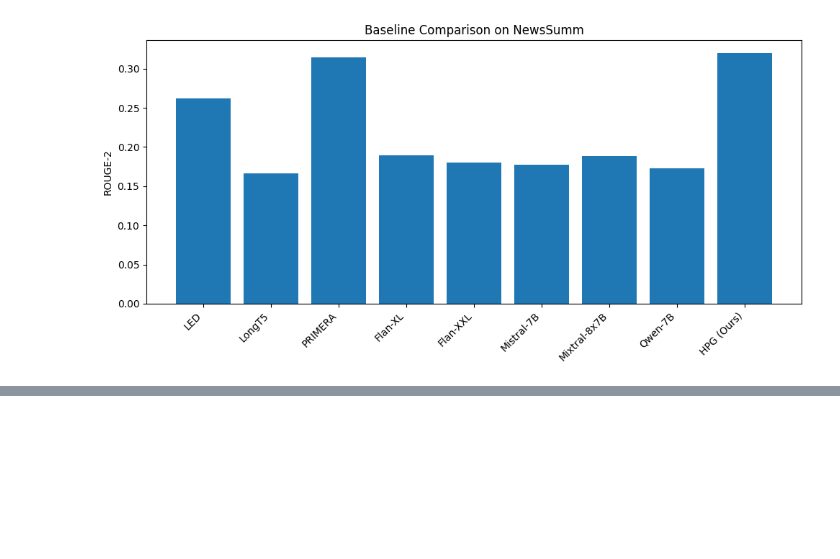
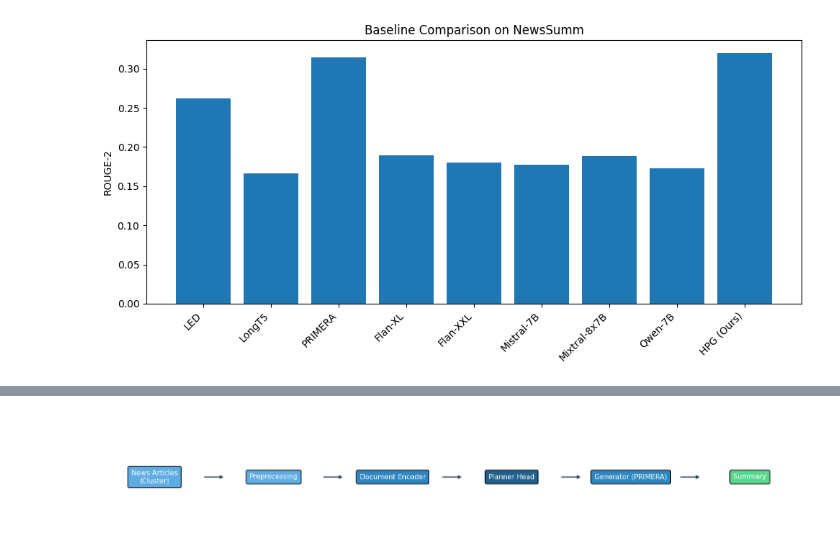
Before and after one commit to Mfaj-cod/HPG-NewsSumm, a Jupyter notebook: experiments.ipynb, the cells around one changed output, grey strips where cells are left out. Cells and saved outputs as stored; diff of their text form; code cells hidden in the pictures; blank space fills up the shorter version.

```diff
--- a/experiments.ipynb
+++ b/experiments.ipynb
@@ -278,3 +304,73 @@ plt.show()
+# %%
+import matplotlib.pyplot as plt
+
+fig, ax = plt.subplots(figsize=(16, 3))
+
+def box(x, text, color):
+    ax.text(
+        x, 0.5, text,
+        ha='center', va='center',
+        fontsize=11,
+        fontweight='medium',
+        color='white',
+        bbox=dict(
+            boxstyle="round,pad=0.5,rounding_size=0.2",
+            fc=color,
+            ec="black",
+            lw=1.2
+        )
+    )
+
+steps = [
+    "News Articles\n(Cluster)",
+    "Preprocessing",
+    "Document Encoder",
+    "Planner Head",
+    "Generator (PRIMERA)",
+    "Summary"
+]
+
+# Thoughtful color hierarchy
+colors = [
+    "#5DADE2",  # input
+    "#5DADE2",
+    "#2E86C1",  # encoding
+    "#1F618D",  # planning (core)
+    "#2E86C1",
+    "#58D68D"   # output
+]
+
+# Better spacing
+spacing = 2.2
+xs = [i * spacing for i in range(len(steps))]
+
+# Draw boxes
+for x, step, color in zip(xs, steps, colors):
+    box(x, step, color)
+
+# Draw clean arrows
+for i in range(len(xs) - 1):
+    ax.annotate(
+        "",
+        xy=(xs[i+1] - 0.9, 0.5),
+        xytext=(xs[i] + 0.9, 0.5),
+        arrowprops=dict(
+            arrowstyle="->",
+            lw=1.8,
+            color="#2C3E50"
+        )
+    )
+
+# Clean canvas
+ax.set_xlim(-1, xs[-1] + 1)
+ax.set_ylim(0, 1)
+ax.axis("off")
+
+plt.tight_layout()
+plt.savefig("plots/pipeline_architecture.png", dpi=300)
+plt.show()
+# %% [output]
+[figure, added]
 # %%
 import pandas as pd
 import matplotlib.pyplot as plt
```
Also changed, not shown: parts of 6 cells of this notebook, 3 other files.
